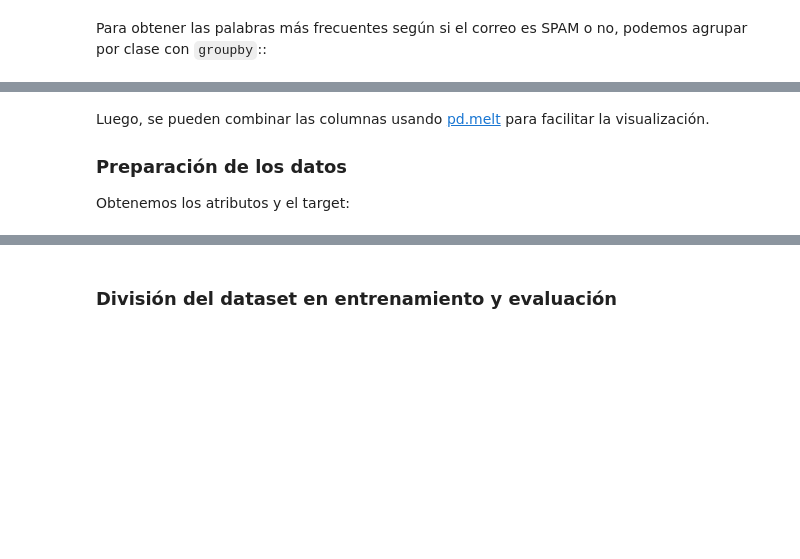
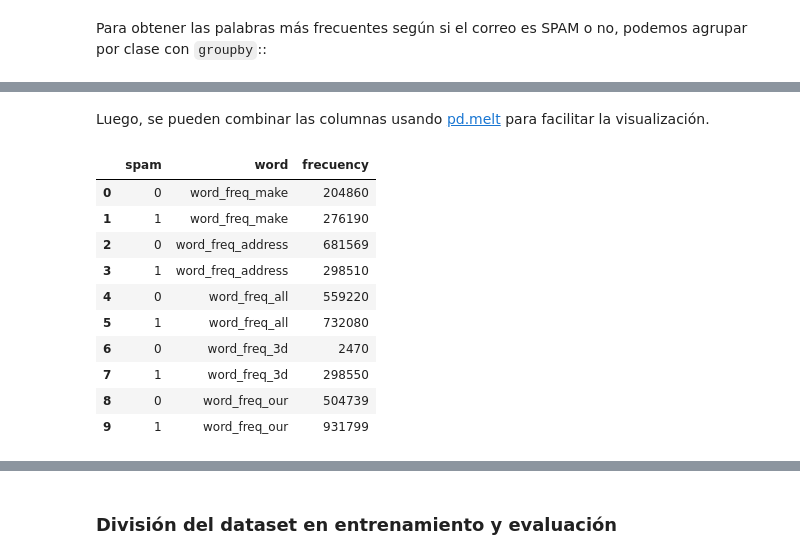
Before and after one commit to comejia/ceia-iia, a Jupyter notebook: tp3-detector-spam/clasificacion.ipynb, the cells around one changed output, grey strips where cells are left out. Drawn from its saved outputs; the diff is of its cells as text; code cells hidden in the pictures; blank space fills up the shorter version.

```diff
--- a/tp3-detector-spam/clasificacion.ipynb
+++ b/tp3-detector-spam/clasificacion.ipynb
@@ -60,6 +66,17 @@ column_sum = dataset.groupby(by="spam", as_index=False).sum()
-# %% [markdown]
-Luego, se pueden combinar las columnas usando [pd.melt](https://pandas.pydata.org/docs/reference/api/pandas.melt.html) para facilitar la visualización.
-
-### Preparación de los datos
-
-Obtenemos los atributos y el target:
+# %% [markdown]
+Luego, se pueden combinar las columnas usando [pd.melt](https://pandas.pydata.org/docs/reference/api/pandas.melt.html) para facilitar la visualización.
+# %%
+melted = pd.melt(column_sum, id_vars="spam", var_name="word", value_name="frecuency")
+melted.head(10)
+# %% [output]
+|  | spam | word | frecuency |
+| 0 | 0 | word_freq_make | 204860 |
+| 1 | 1 | word_freq_make | 276190 |
+| 2 | 0 | word_freq_address | 681569 |
+| 3 | 1 | word_freq_address | 298510 |
+| 4 | 0 | word_freq_all | 559220 |
+| 5 | 1 | word_freq_all | 732080 |
+| 6 | 0 | word_freq_3d | 2470 |
+| 7 | 1 | word_freq_3d | 298550 |
+| 8 | 0 | word_freq_our | 504739 |
+| 9 | 1 | word_freq_our | 931799 |
```
Also changed, not shown: parts of 29 cells of this notebook.
